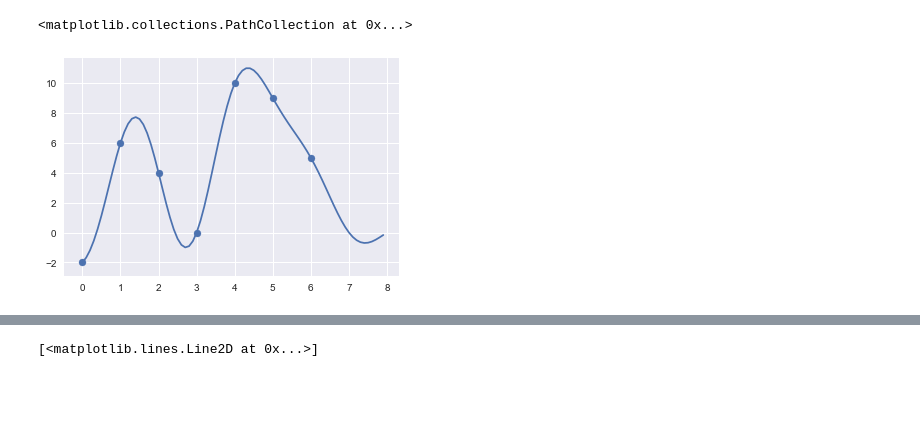
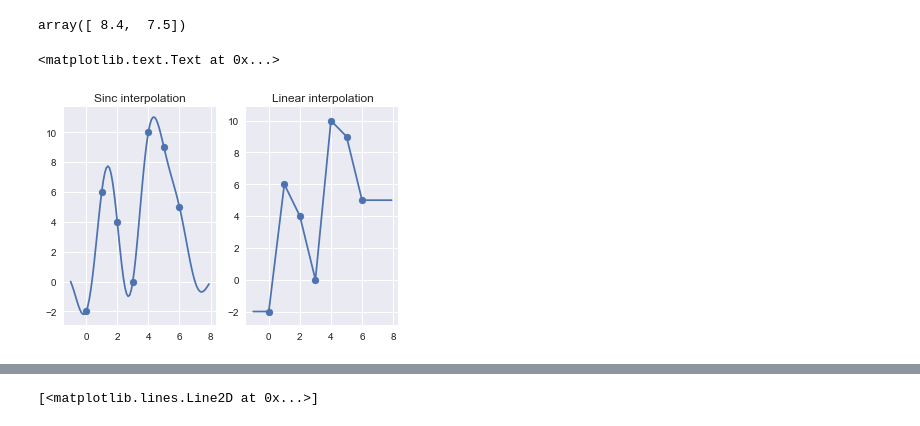
Before and after one commit to lmn93beo/twPCA-Neural-Analysis, a Jupyter notebook: time_warp_sinc.ipynb, the cells around one changed output, grey strips where cells are left out. Drawn from its saved outputs; the diff is of its cells as text; code cells hidden in the pictures; blank space fills up the shorter version.

Commit message:
Added linear interpolation

```diff
--- a/time_warp_sinc.ipynb
+++ b/time_warp_sinc.ipynb
@@ -7,34 +25,61 @@ import seaborn as sns
+# %%
+interp
+# %% [output]
+array([ 8.4,  7.5])
 # %%
 # Sinc interpolation example
-def interpol(t, x):
+def interpol(t, x, intertype='sinc'):
     '''Given a signal x and a list of timestamps t
     Return the sinc interpolation at the timestamps'''
-    k = np.arange(len(x))
-    tval, kval = np.meshgrid(t, k)
-    ktmat = np.sinc(tval - kval)
-    return np.dot(ktmat.T, x)
+    if intertype == 'sinc':
+        k = np.arange(len(x))
+        tval, kval = np.meshgrid(t, k)
+        ktmat = np.sinc(tval - kval)
+        return np.dot(ktmat.T, x)
+    elif intertype == 'linear':
+        frac, floor = np.modf(t)
+        floor_range = np.clip(t.astype('int'), 0, len(x) - 1)
+        floor_next_range = np.clip((t + 1).astype('int'), 0, len(x) - 1)
+
+        xfirst = x[floor_range]
+        xnext = x[floor_next_range]
+
+        return xfirst + frac * (xnext - xfirst)
 
 def deriv_sinc(x):
     '''Derivative of the sinc function'''
     x[x == 0] = 10**-10
     return (x * np.cos(x) - np.sin(x)) / x**2
 
-def total_cost(x, y, a):
+def total_cost(x, y, a, intertype='sinc'):
     '''Given x(t) and y(t), find ||x(at) - y(t)||**2'''
     N = min(int(len(x) / a), len(y))
+    tvals = a * np.arange(int(len(x) / a))
+    x_stretch = interpol(tvals, x, intertype)
 
-    tvals = a * np.arange(int(len(x) / a))
+    return x_stretch[:N], np.sum((x_stretch[:N] - y[:N])**2) / N
 
-    x_stretch = interpol(tvals, x)
-    return x_stretch[:N], np.sum((x_stretch[:N] - y[:N])**2) / N
+def do_stretch(x, stretch, intertype='sinc'):
+    '''Given: signal, x and stretch factor
+    Returns array of t and x(t) stretched by that factor'''
+    tvals = stretch * np.arange(int(len(x) / stretch))
+    x_stretch = interpol(tvals, x, intertype)
+    return tvals, x_stretch
 # %%
 x = np.array([-2, 6,4,0,10, 9, 5])
-t = np.arange(0, 8, 0.1)
-plt.plot(t, interpol(t, x))
+t = np.arange(-1, 8, 0.1)
+plt.subplot('121')
+plt.plot(t, interpol(t, x, 'sinc'))
 plt.scatter(range(len(x)), x)
+plt.title('Sinc interpolation')
+
+plt.subplot('122')
+plt.plot(t, interpol(t, x, 'linear'))
+plt.scatter(range(len(x)), x)
+plt.title('Linear interpolation')
 # %% [output]
-<matplotlib.collections.PathCollection at 0x...>
+<matplotlib.text.Text at 0x...>
-[figure, old version]
+[figure, new version]
 # %%
 def find_gradient(t, x):
     '''Given a signal x and a list of timestamps t
```
Also changed, not shown: parts of 8 cells of this notebook.
